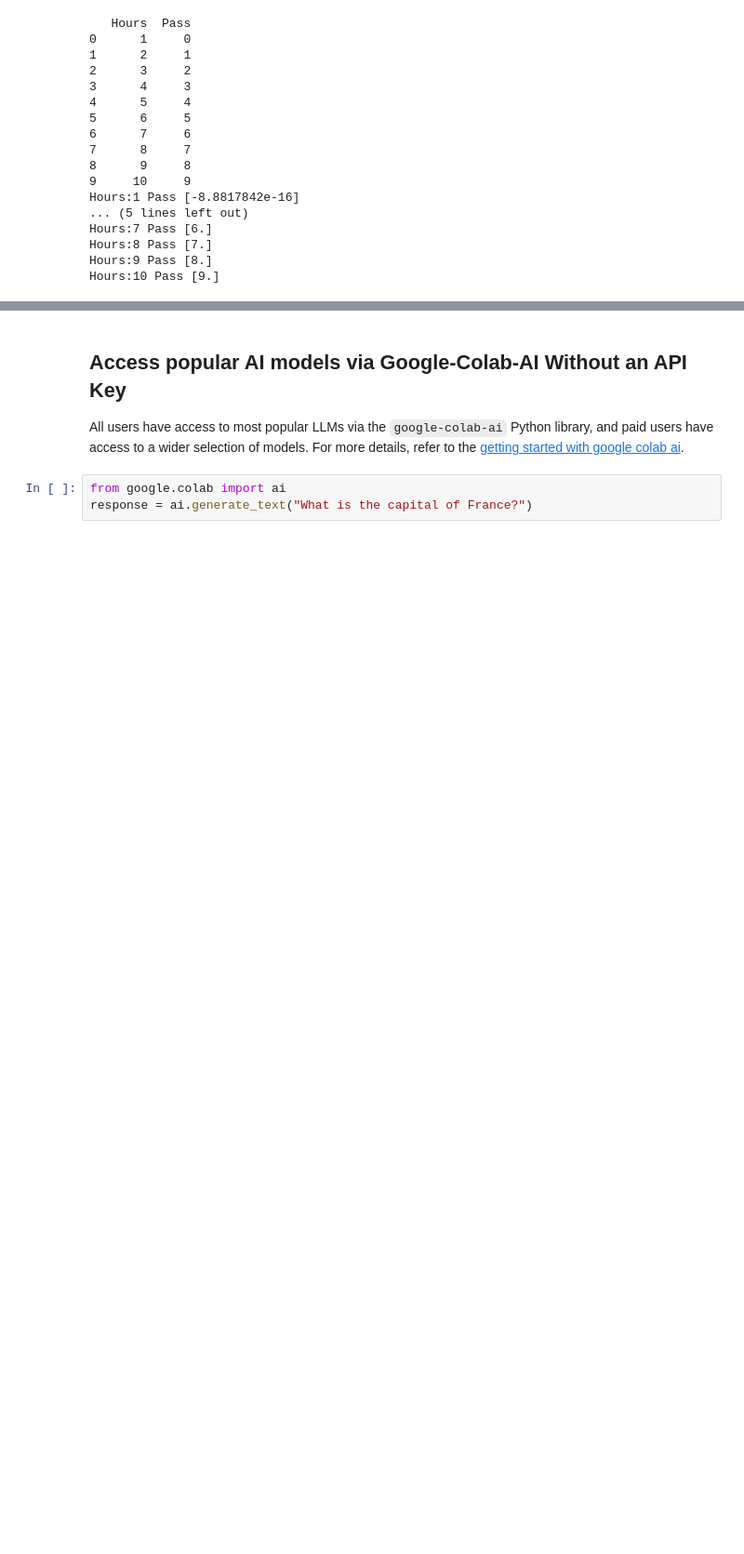
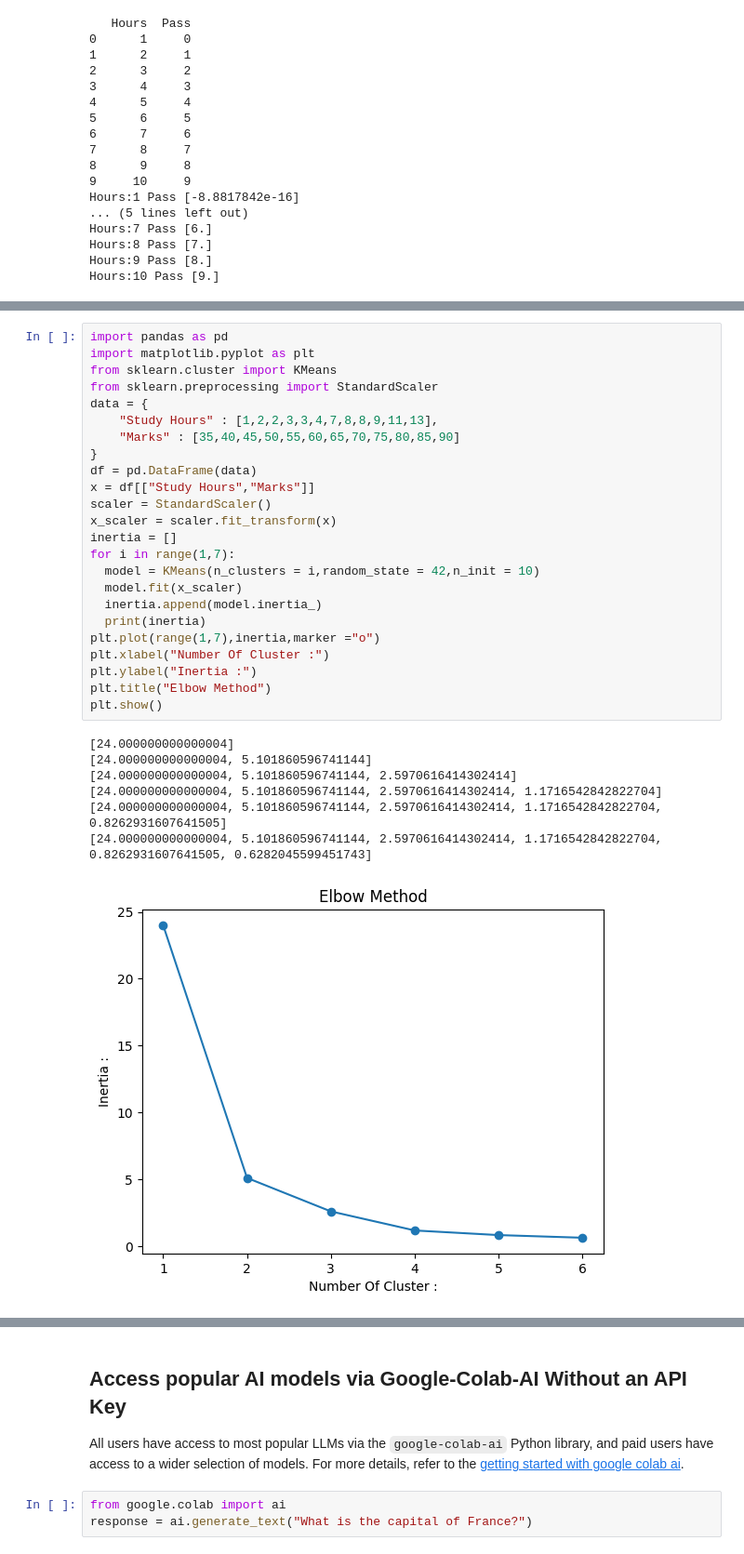
Before and after one commit to archoudhary698-stack/DocuMind-AI, a Jupyter notebook: Copy_of_Welcome_To_Colab.ipynb, the cells around one changed output, grey strips where cells are left out. Shown at 93% size. Saved outputs shown, nothing was run; the diff lists cells and outputs as text; blank space fills up the shorter version.

```diff
--- a/Copy_of_Welcome_To_Colab.ipynb
+++ b/Copy_of_Welcome_To_Colab.ipynb
@@ -1511,0 +1501,32 @@ See more details in our [announcement blog here](https://developers.googleblog.c
+# %%
+import pandas as pd
+import matplotlib.pyplot as plt
+from sklearn.cluster import KMeans
+from sklearn.preprocessing import StandardScaler
+data = {
+    "Study Hours" : [1,2,2,3,3,4,7,8,8,9,11,13],
+    "Marks" : [35,40,45,50,55,60,65,70,75,80,85,90]
+}
+df = pd.DataFrame(data)
+x = df[["Study Hours","Marks"]]
+scaler = StandardScaler()
+x_scaler = scaler.fit_transform(x)
+inertia = []
+for i in range(1,7):
+  model = KMeans(n_clusters = i,random_state = 42,n_init = 10)
+  model.fit(x_scaler)
+  inertia.append(model.inertia_)
+  print(inertia)
+plt.plot(range(1,7),inertia,marker ="o")
+plt.xlabel("Number Of Cluster :")
+plt.ylabel("Inertia :")
+plt.title("Elbow Method")
+plt.show()
+# %% [output]
+[24.000000000000004]
+[24.000000000000004, 5.101860596741144]
+[24.000000000000004, 5.101860596741144, 2.5970616414302414]
+[24.000000000000004, 5.101860596741144, 2.5970616414302414, 1.1716542842822704]
+[24.000000000000004, 5.101860596741144, 2.5970616414302414, 1.1716542842822704, 0.8262931607641505]
+[24.000000000000004, 5.101860596741144, 2.5970616414302414, 1.1716542842822704, 0.8262931607641505, 0.6282045599451743]
+[figure, added]
```
Also changed, not shown: parts of 4 cells of this notebook.
